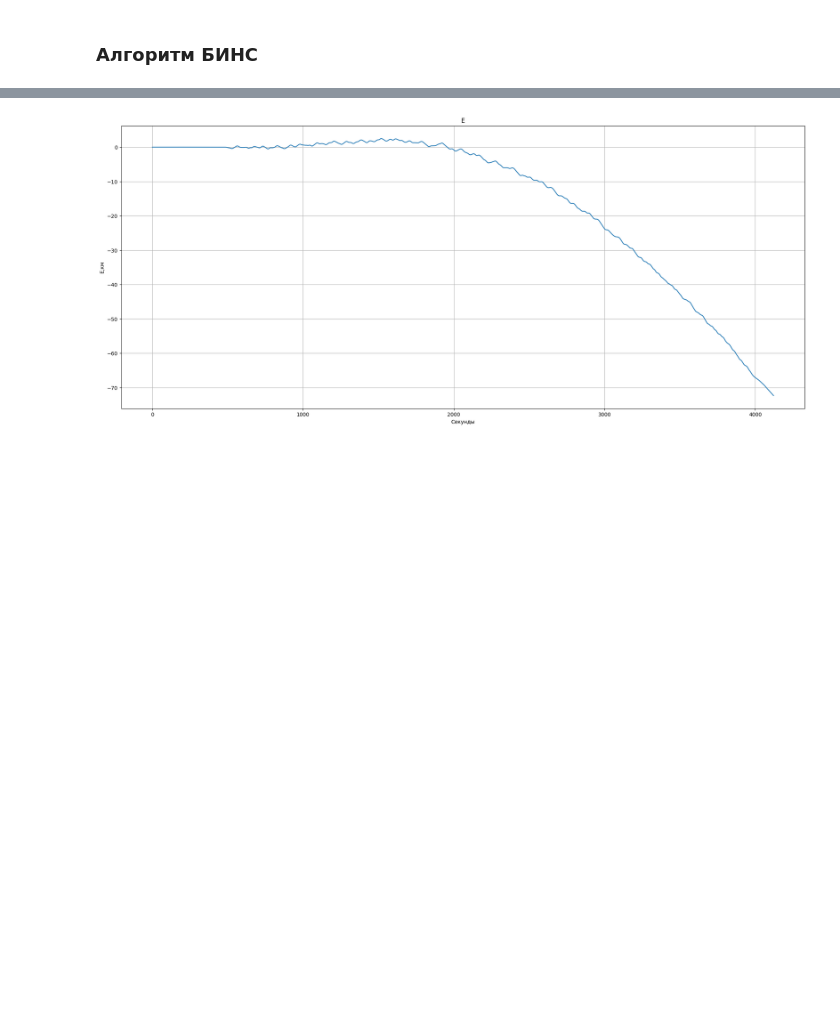
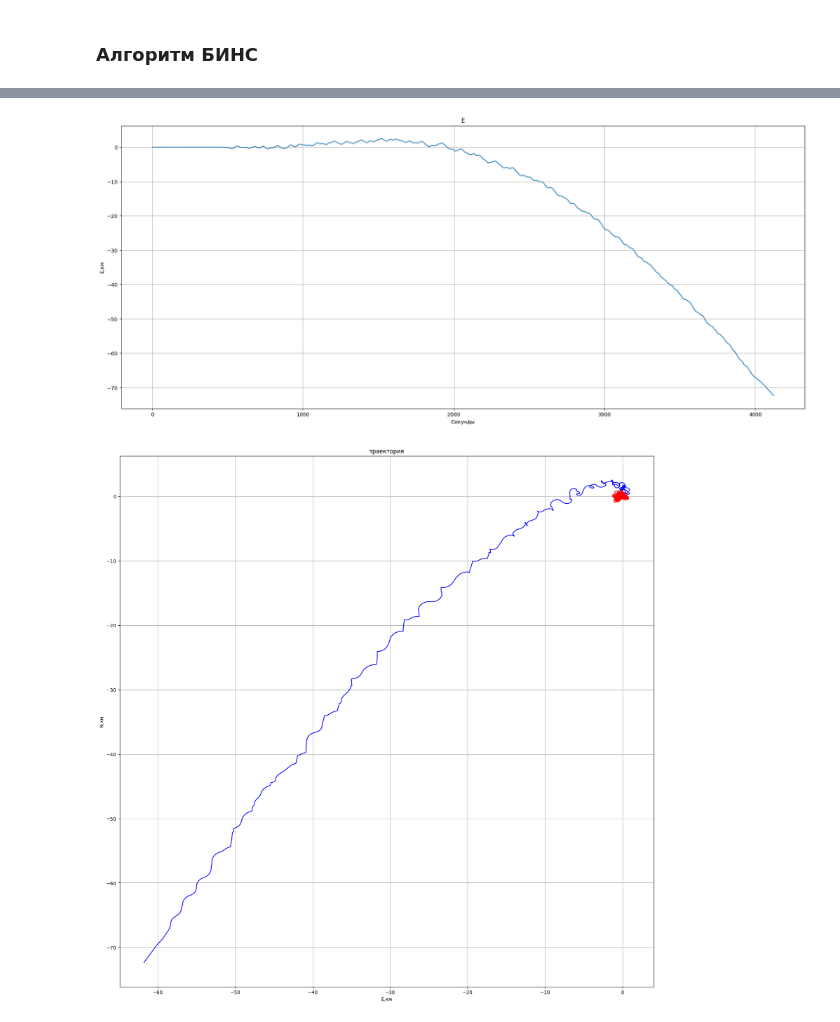
Before and after one commit to AlexeyLelikov/Nav_py, a Jupyter notebook: Savage_SINS.ipynb, the cells around one changed output, grey strips where cells are left out. Drawn from its saved outputs; the diff is of its cells as text; code cells hidden in the pictures; blank space fills up the shorter version.

```diff
--- a/Savage_SINS.ipynb
+++ b/Savage_SINS.ipynb
@@ -144,7 +143,7 @@ def EulerFromDCMnue(dcm):
 # %% [markdown]
 ### Загрузка
 # %%
-mat = loadmat('nav.binB_03.mat')
+mat = loadmat('данные/nav.binB_03.mat')
 data_df = pd.DataFrame(mat['UAV'])
 data = data_df.to_numpy().T
 data = np.delete(data, 0, 1)
@@ -590,32 +589,56 @@ plt.show()
 R = 6356.863 # км
 out_queue_x = (out_queue_Lat * ((np.pi / 180) * R)) - (out_queue_Lat[0] * ((np.pi / 180) * R))
 out_queue_y = (out_queue_Lon * (np.pi / 180) * (R * np.cos(Lat))) - (out_queue_Lon[0] * np.pi / 180 * (R * np.cos(Lat)))
+out_queue_x_gps = (out_queue_GPS_Lat * ((np.pi / 180) * R)) - (out_queue_GPS_Lat[0] * ((np.pi / 180) * R))
+out_queue_y_gps = (out_queue_GPS_Lon * (np.pi / 180) * (R * np.cos(Lat))) - (out_queue_GPS_Lon[0] * np.pi / 180 * (R * np.cos(Lat)))
 plt.figure(9)
 fig = plt.gcf()
 fig.set_size_inches(24, 10)
 plt.plot(t,out_queue_x[:N])
 plt.title("N")
 plt.xlabel('Cекунды')
 plt.ylabel('N,км')
 plt.grid(True)
 plt.show()
 
 plt.figure(10)
 fig = plt.gcf()
 fig.set_size_inches(24, 10)
 plt.plot(t,out_queue_y[:N])
 plt.title("E")
 plt.xlabel('Cекунды')
 plt.ylabel('E,км')
 plt.grid(True)
 plt.show()
+
+plt.figure(11)
+fig = plt.gcf()
+fig.set_size_inches(20, 20)
+plt.plot(out_queue_x[:N],out_queue_y[:N],'b')
+plt.plot(out_queue_x_gps[:N],out_queue_y_gps[:N],'r')
+plt.title("траектория")
+plt.xlabel('E,км')
+plt.ylabel('N,км')
+plt.grid(True)
+plt.show()
+
+plt.figure(12)
+fig = plt.gcf()
+fig.set_size_inches(10, 10)
+plt.plot(out_queue_x_gps[:N],out_queue_y_gps[:N],'r')
+plt.title("GPS траектория")
+plt.xlabel('E,км')
+plt.ylabel('N,км')
+plt.grid(True)
+plt.show()
 # %% [output]
 [figure]
 [figure]
 [figure]
 [figure]
 [figure]
 [figure]
 [figure]
 [figure]
 [figure]
+[figure, added]
```
Also changed, not shown: parts of 2 cells of this notebook, 6 other files.
